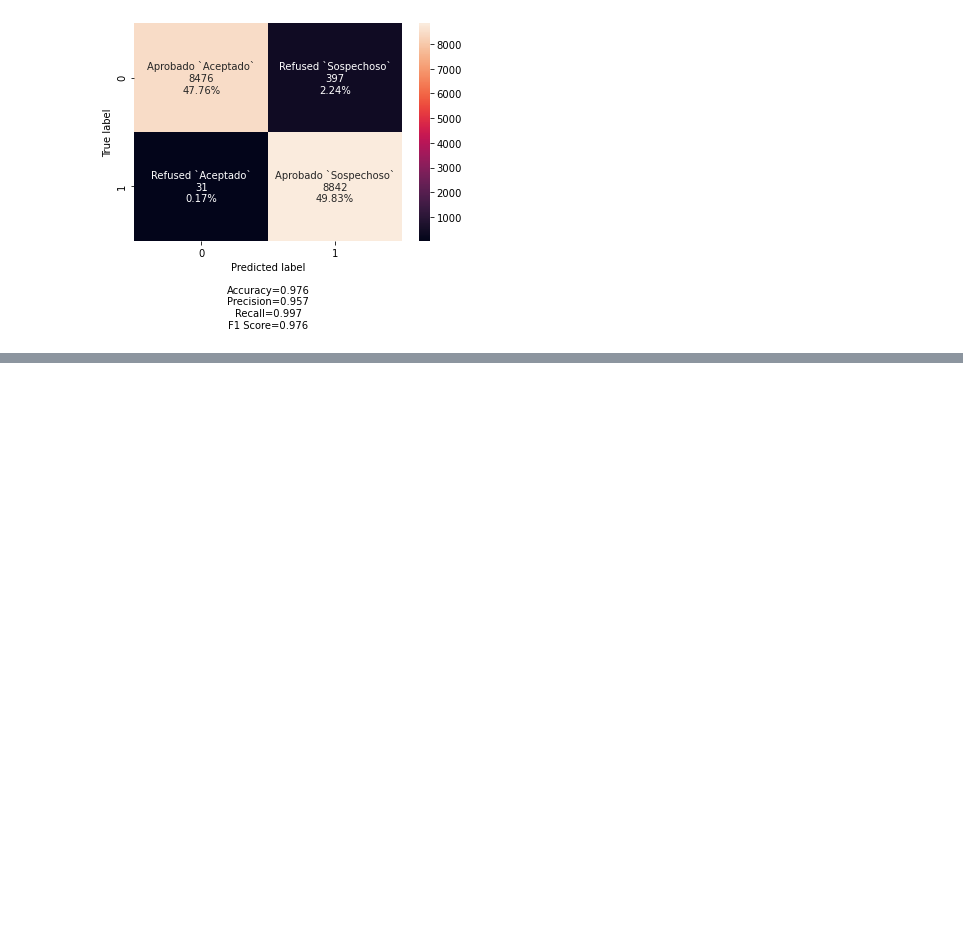
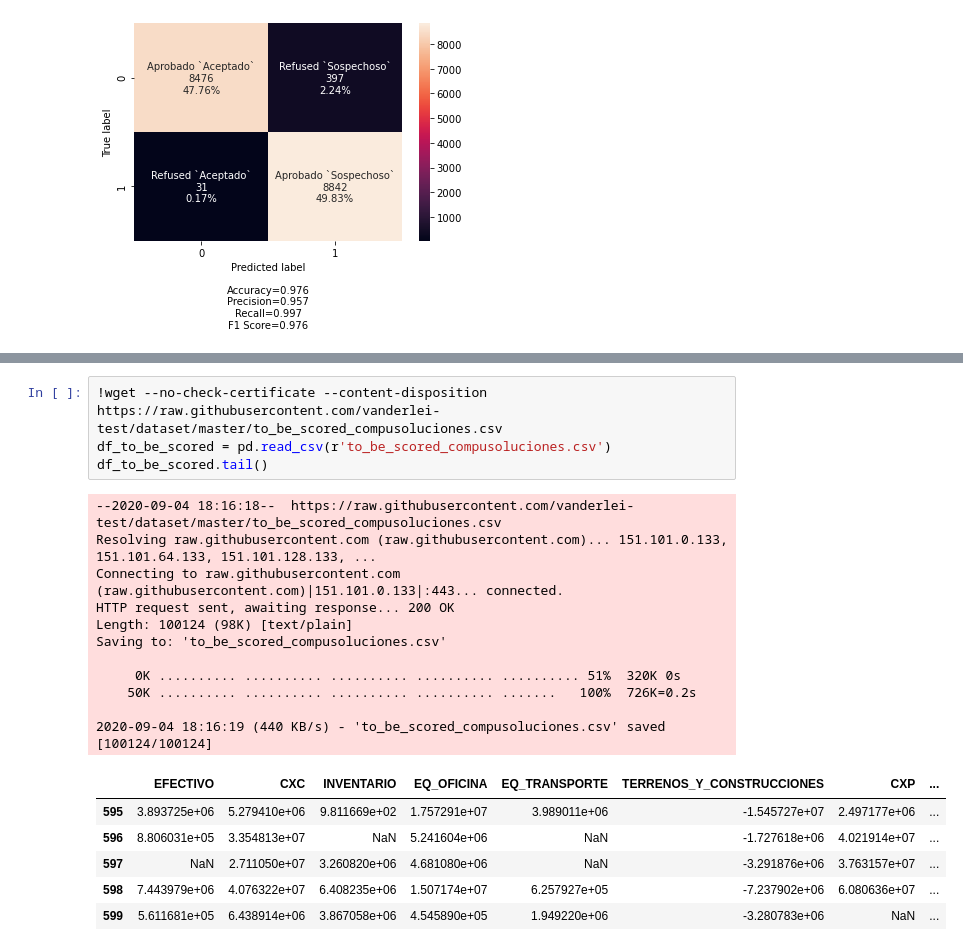
Before and after one commit to DavidCastilloAlvarado/desafio-4-2020, a Jupyter notebook: ibm-challenge-4-compusoluciones.ipynb, the cells around one changed output, grey strips where cells are left out. Drawn from its saved outputs; the diff is of its cells as text; blank space fills up the shorter version.

```diff
--- a/ibm-challenge-4-compusoluciones.ipynb
+++ b/ibm-challenge-4-compusoluciones.ipynb
@@ -1393,0 +707,22 @@ Usted necesitará del endpoint url de su modelo y las credenciales de WML :)
+# %%
+!wget --no-check-certificate --content-disposition https://raw.githubusercontent.com/vanderlei-test/dataset/master/to_be_scored_compusoluciones.csv
+df_to_be_scored = pd.read_csv(r'to_be_scored_compusoluciones.csv')
+df_to_be_scored.tail()
+# %% [output]
+--2020-09-04 18:16:18--  https://raw.githubusercontent.com/vanderlei-test/dataset/master/to_be_scored_compusoluciones.csv
+Resolving raw.githubusercontent.com (raw.githubusercontent.com)... 151.101.0.133, 151.101.64.133, 151.101.128.133, ...
+Connecting to raw.githubusercontent.com (raw.githubusercontent.com)|151.101.0.133|:443... connected.
+HTTP request sent, awaiting response... 200 OK
+Length: 100124 (98K) [text/plain]
+Saving to: 'to_be_scored_compusoluciones.csv'
+
+     0K .......... .......... .......... .......... .......... 51%  320K 0s
+    50K .......... .......... .......... .......... .......   100%  726K=0.2s
+
+2020-09-04 18:16:19 (440 KB/s) - 'to_be_scored_compusoluciones.csv' saved [100124/100124]
+|  | EFECTIVO | CXC | INVENTARIO | EQ_OFICINA | EQ_TRANSPORTE | TERRENOS_Y_CONSTRUCCIONES | CXP | ... |
+| 595 | 3.893725e+06 | 5.279410e+06 | 9.811669e+02 | 1.757291e+07 | 3.989011e+06 | -1.545727e+07 | 2.497177e+06 | ... |
+| 596 | 8.806031e+05 | 3.354813e+07 | NaN | 5.241604e+06 | NaN | -1.727618e+06 | 4.021914e+07 | ... |
+| 597 | NaN | 2.711050e+07 | 3.260820e+06 | 4.681080e+06 | NaN | -3.291876e+06 | 3.763157e+07 | ... |
+| 598 | 7.443979e+06 | 4.076322e+07 | 6.408235e+06 | 1.507174e+07 | 6.257927e+05 | -7.237902e+06 | 6.080636e+07 | ... |
+| 599 | 5.611681e+05 | 6.438914e+06 | 3.867058e+06 | 4.545890e+05 | 1.949220e+06 | -3.280783e+06 | NaN | ... |
```
Also changed, not shown: parts of 148 cells of this notebook, 3 other files.
